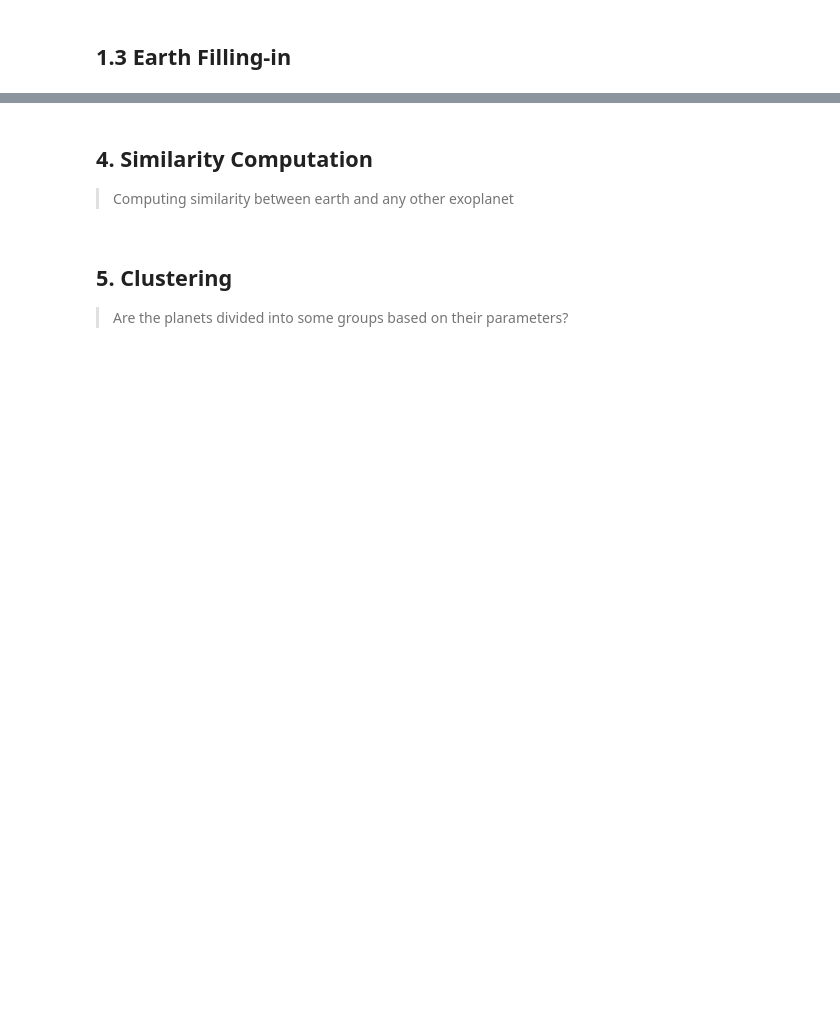
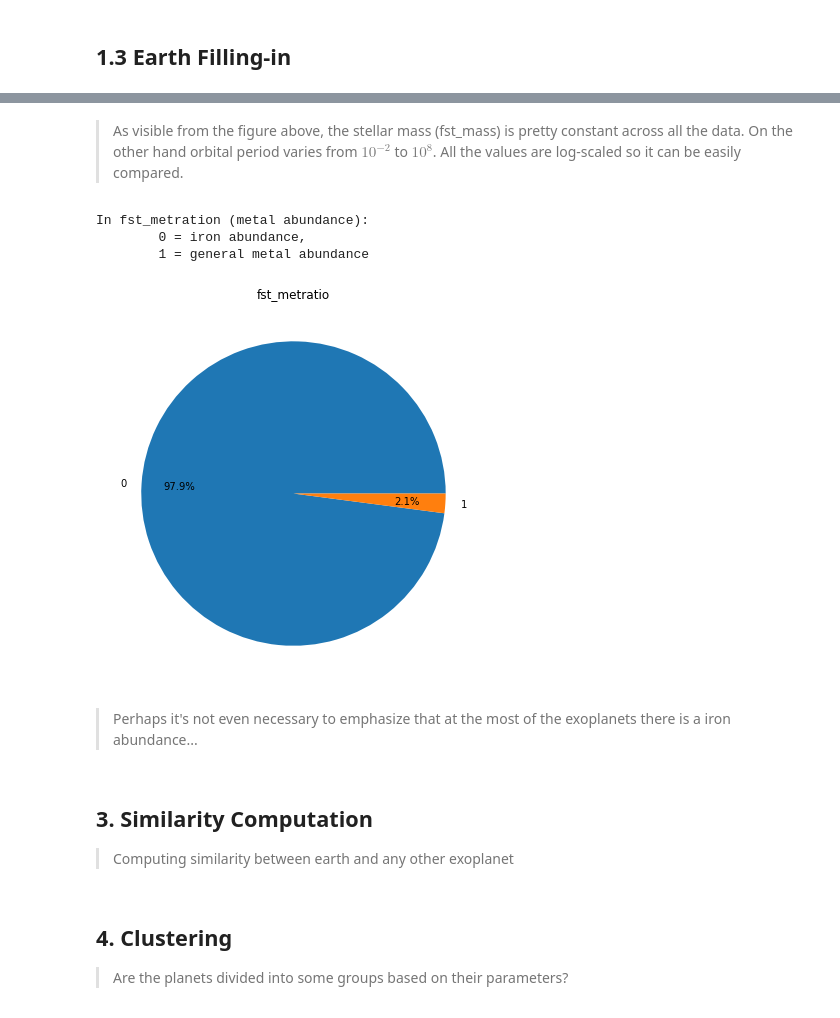
Before and after one commit to Tchoum-NG/data_science_project_2019, a Jupyter notebook: preprocessing/preprocessing.ipynb, the cells around one changed output, grey strips where cells are left out. Saved outputs shown, nothing was run; the diff lists cells and outputs as text; code cells hidden in the pictures; blank space fills up the shorter version.

```diff
--- a/preprocessing/preprocessing.ipynb
+++ b/preprocessing/preprocessing.ipynb
@@ -155,6 +196,29 @@ display(df_modified.head())
+# %% [markdown]
+> As visible from the figure above, the stellar mass (fst_mass) is pretty constant across all the data. On the other hand orbital period varies from $ 10^{-2} $ to $ 10^8 $. All the values are log-scaled so it can be easily compared.
+# %%
+for col in dis_cols:
+    val_count = df_vis[col].notnull().count()
+    labels = []
+    counts = []
+    for val in df_vis[col].unique():
+        labels.append(val)
+        #counts.append(df_vis[df_vis[col] == val][col].count() / val_count)
+        counts.append(df_vis[df_vis[col] == val][col].count())
+    fix, ax = plt.subplots(figsize=(7,7))
+    ax.pie(counts, labels=labels, autopct='%1.1f%%', pctdistance=0.75, radius=1)
+    ax.set_title(col)
+
+print("In fst_metration (metal abundance): \n\t0 = iron abundance, \n\t1 = general metal abundance")
+# %% [output]
+In fst_metration (metal abundance):
+        0 = iron abundance,
+        1 = general metal abundance
+[figure, added]
+# %% [markdown]
+> Perhaps it's not even necessary to emphasize that at the most of the exoplanets there is a iron abundance...
 # %% [markdown]
-## 4. Similarity Computation
+## 3. Similarity Computation
 > Computing similarity between earth and any other exoplanet
 # %% [markdown]
-## 5. Clustering
+## 4. Clustering
 > Are the planets divided into some groups based on their parameters?
```
Also changed, not shown: parts of 10 cells of this notebook.
